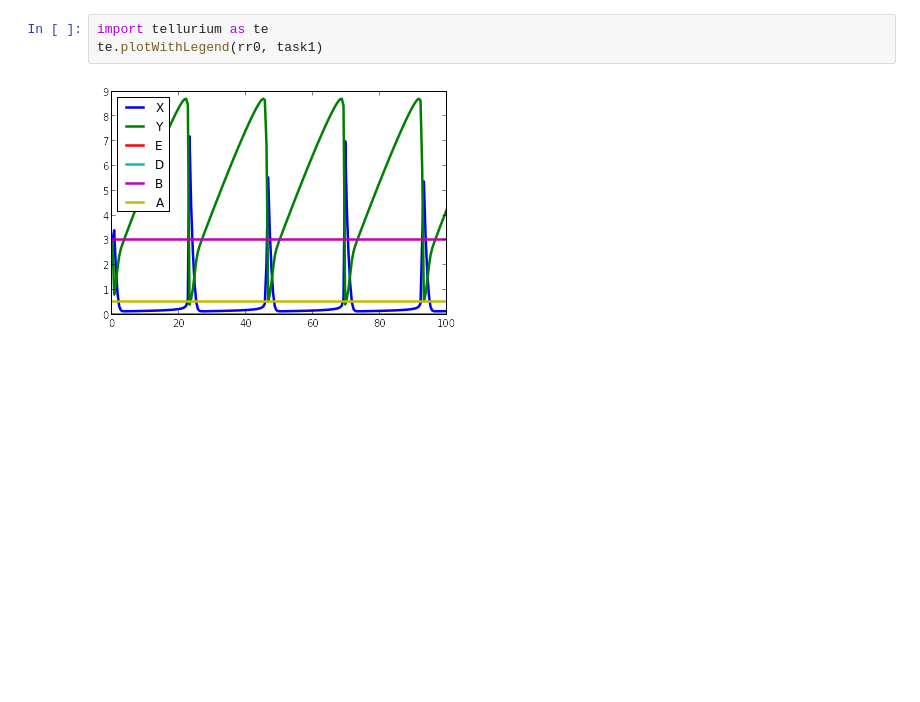
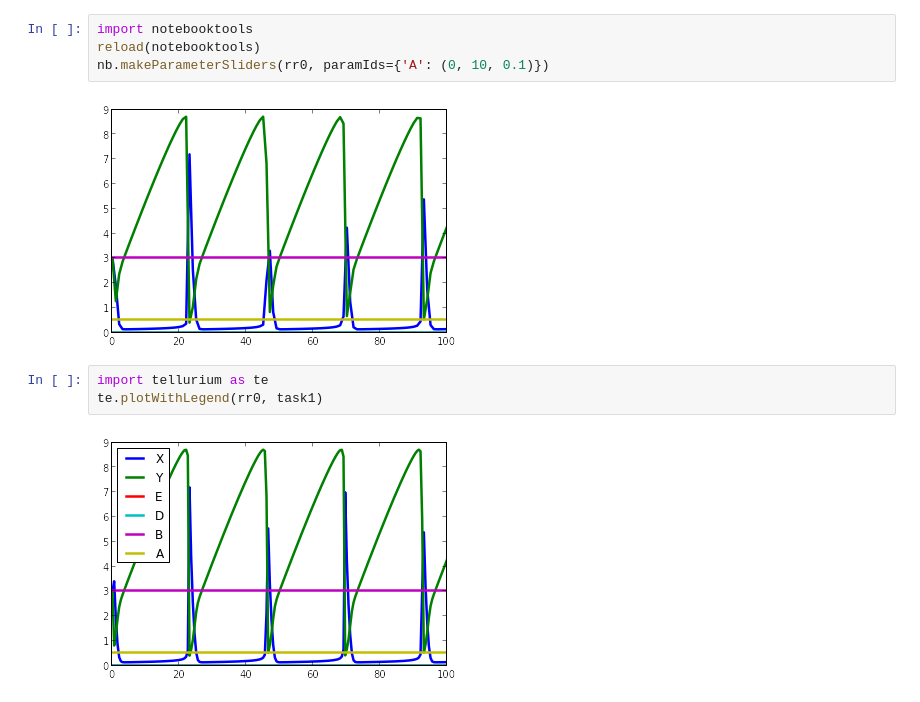
Before and after one commit to stanleygu/Brusselator, a Jupyter notebook: Brusselator.ipynb, the cells around one changed output. Cells and saved outputs as stored; diff of their text form; blank space fills up the shorter version.

Commit message:
Added slider

```diff
--- a/Brusselator.ipynb
+++ b/Brusselator.ipynb
@@ -89,4 +104,10 @@ importing IPython notebook from Step1.ipynb
 [figure]
+# %%
+import notebooktools
+reload(notebooktools)
+nb.makeParameterSliders(rr0, paramIds={'A': (0, 10, 0.1)})
+# %% [output]
+[figure, added]
 # %%
 import tellurium as te
 te.plotWithLegend(rr0, task1)
```
Also changed, not shown: parts of 2 cells of this notebook.
